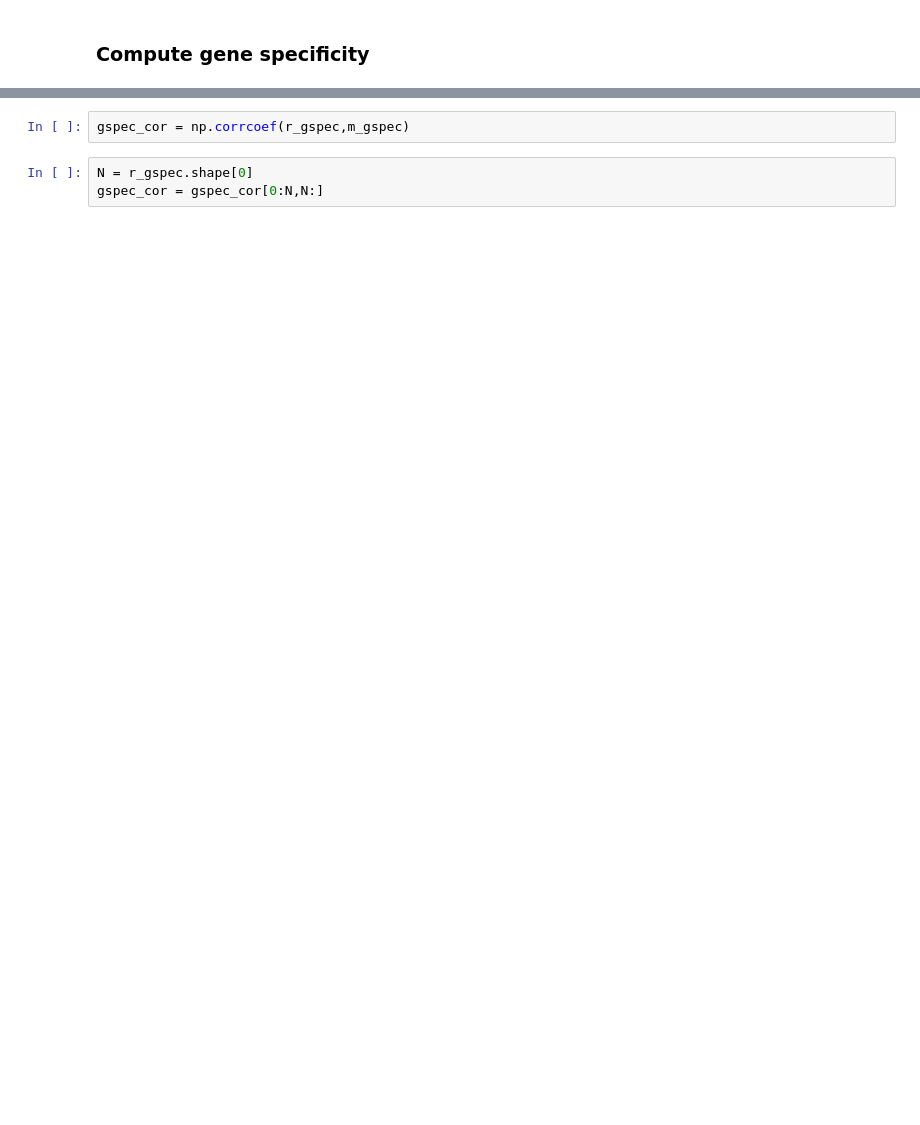
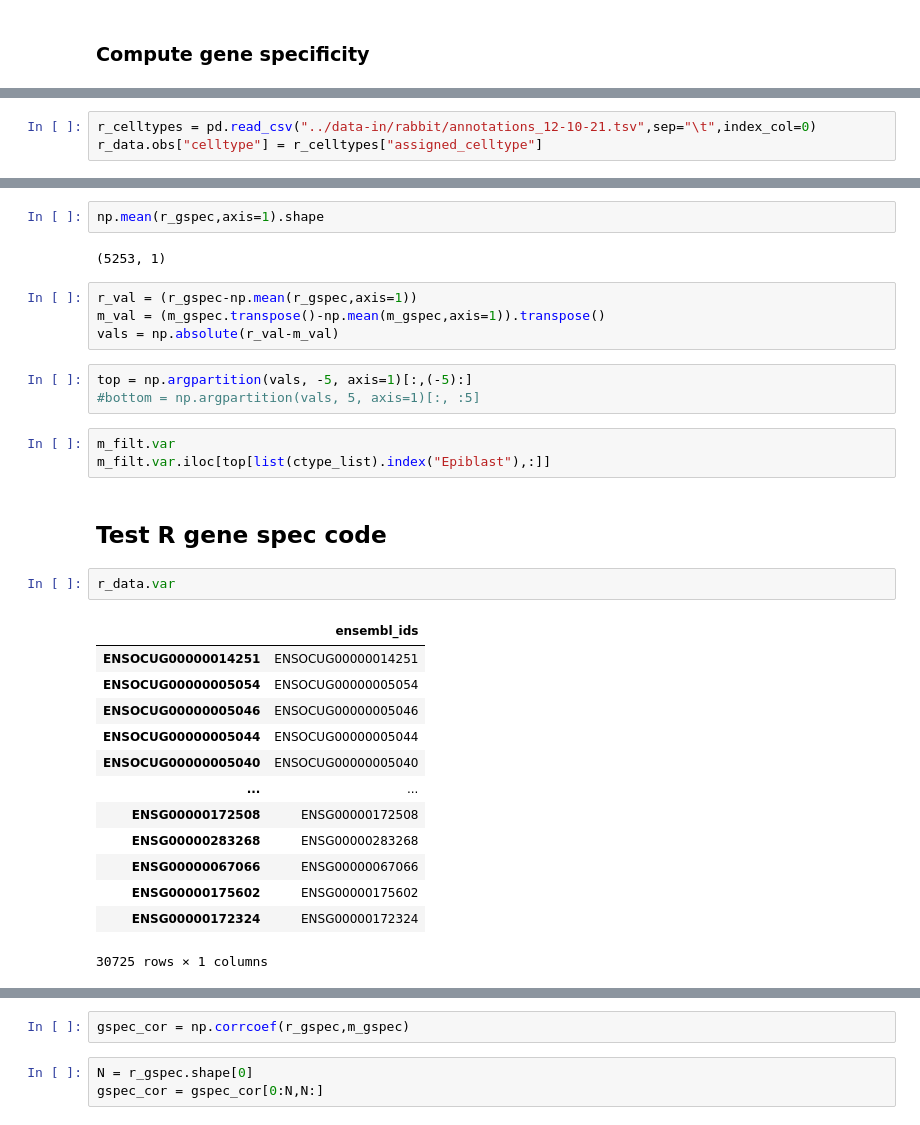
Before and after one commit to MarioniLab/RabbitGastrulation2022, a Jupyter notebook: notebooks/compare_neighbourhoods.ipynb, the cells around one changed output, grey strips where cells are left out. Drawn from its saved outputs; the diff is of its cells as text; blank space fills up the shorter version.

```diff
--- a/notebooks/compare_neighbourhoods.ipynb
+++ b/notebooks/compare_neighbourhoods.ipynb
@@ -182,3 +441,6 @@ m_gspec = calcGeneSpecificity(m_filt, mask=m_nhoods.X)
+# %%
+r_celltypes = pd.read_csv("../data-in/rabbit/annotations_12-10-21.tsv",sep="\t",index_col=0)
+r_data.obs["celltype"] = r_celltypes["assigned_celltype"]
 # %%
 r_gspec.shape
 # %% [output]
@@ -189,0 +456,32 @@ m_gspec.shape
+# %%
+np.mean(r_gspec,axis=1).shape
+# %% [output]
+(5253, 1)
+# %%
+r_val = (r_gspec-np.mean(r_gspec,axis=1))
+m_val = (m_gspec.transpose()-np.mean(m_gspec,axis=1)).transpose()
+vals = np.absolute(r_val-m_val)
+# %%
+top = np.argpartition(vals, -5, axis=1)[:,(-5):]
+#bottom = np.argpartition(vals, 5, axis=1)[:, :5]
+# %%
+m_filt.var
+m_filt.var.iloc[top[list(ctype_list).index("Epiblast"),:]]
+# %% [markdown]
+## Test R gene spec code
+# %%
+r_data.var
+# %% [output]
+|  | ensembl_ids |
+| ENSOCUG00000014251 | ENSOCUG00000014251 |
+| ENSOCUG00000005054 | ENSOCUG00000005054 |
+| ENSOCUG00000005046 | ENSOCUG00000005046 |
+| ENSOCUG00000005044 | ENSOCUG00000005044 |
+| ENSOCUG00000005040 | ENSOCUG00000005040 |
+| ... | ... |
+| ENSG00000172508 | ENSG00000172508 |
+| ENSG00000283268 | ENSG00000283268 |
+| ENSG00000067066 | ENSG00000067066 |
+| ENSG00000175602 | ENSG00000175602 |
+| ENSG00000172324 | ENSG00000172324 |
+30725 rows × 1 columns
```
Also changed, not shown: parts of 83 cells of this notebook, 11 other files.
